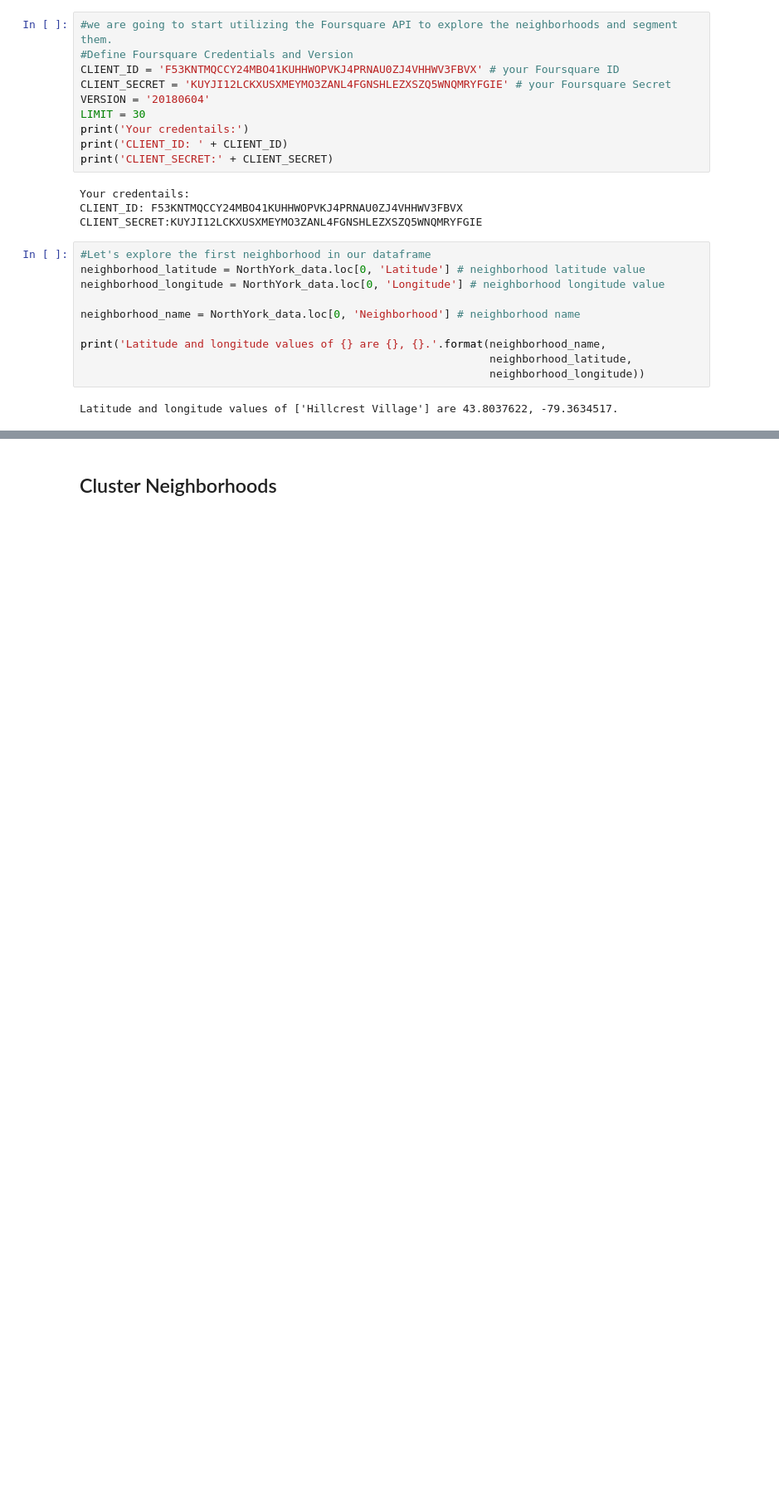
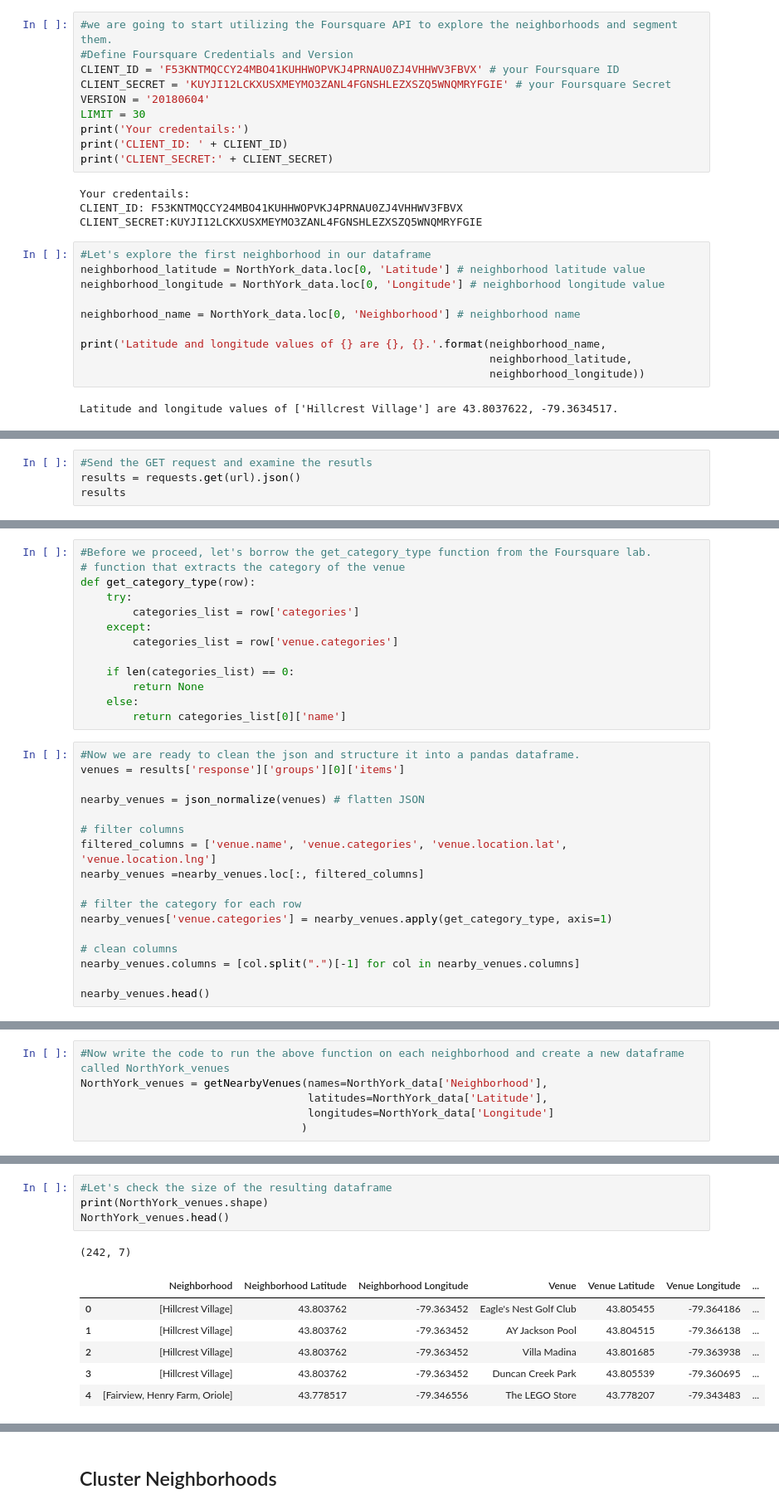
Before and after one commit to ivanephra/Coursera_Capston, a Jupyter notebook: Segmenting and clustering neighborhoods .ipynb, the cells around one changed output, grey strips where cells are left out. Shown: that part at 83% size. Drawn from its saved outputs; the diff is of its cells as text; blank space fills up the shorter version.

```diff
--- a/Segmenting and clustering neighborhoods .ipynb
+++ b/Segmenting and clustering neighborhoods .ipynb
@@ -392,0 +411,4 @@ Latitude and longitude values of ['Hillcrest Village'] are 43.8037622, -79.36345
+# %%
+#Send the GET request and examine the resutls
+results = requests.get(url).json()
+results
@@ -392,0 +433,30 @@ Latitude and longitude values of ['Hillcrest Village'] are 43.8037622, -79.36345
+# %%
+#Before we proceed, let's borrow the get_category_type function from the Foursquare lab.
+# function that extracts the category of the venue
+def get_category_type(row):
+    try:
+        categories_list = row['categories']
+    except:
+        categories_list = row['venue.categories']
+
+    if len(categories_list) == 0:
+        return None
+    else:
+        return categories_list[0]['name']
+# %%
+#Now we are ready to clean the json and structure it into a pandas dataframe.
+venues = results['response']['groups'][0]['items']
+
+nearby_venues = json_normalize(venues) # flatten JSON
+
+# filter columns
+filtered_columns = ['venue.name', 'venue.categories', 'venue.location.lat', 'venue.location.lng']
+nearby_venues =nearby_venues.loc[:, filtered_columns]
+
+# filter the category for each row
+nearby_venues['venue.categories'] = nearby_venues.apply(get_category_type, axis=1)
+
+# clean columns
+nearby_venues.columns = [col.split(".")[-1] for col in nearby_venues.columns]
+
+nearby_venues.head()
@@ -392,0 +517,6 @@ Latitude and longitude values of ['Hillcrest Village'] are 43.8037622, -79.36345
+# %%
+#Now write the code to run the above function on each neighborhood and create a new dataframe called NorthYork_venues
+NorthYork_venues = getNearbyVenues(names=NorthYork_data['Neighborhood'],
+                                   latitudes=NorthYork_data['Latitude'],
+                                   longitudes=NorthYork_data['Longitude']
+                                  )
@@ -392,0 +541,12 @@ Latitude and longitude values of ['Hillcrest Village'] are 43.8037622, -79.36345
+# %%
+#Let's check the size of the resulting dataframe
+print(NorthYork_venues.shape)
+NorthYork_venues.head()
+# %% [output]
+(242, 7)
+|  | Neighborhood | Neighborhood Latitude | Neighborhood Longitude | Venue | Venue Latitude | Venue Longitude | ... |
+| 0 | [Hillcrest Village] | 43.803762 | -79.363452 | Eagle's Nest Golf Club | 43.805455 | -79.364186 | ... |
+| 1 | [Hillcrest Village] | 43.803762 | -79.363452 | AY Jackson Pool | 43.804515 | -79.366138 | ... |
+| 2 | [Hillcrest Village] | 43.803762 | -79.363452 | Villa Madina | 43.801685 | -79.363938 | ... |
+| 3 | [Hillcrest Village] | 43.803762 | -79.363452 | Duncan Creek Park | 43.805539 | -79.360695 | ... |
+| 4 | [Fairview, Henry Farm, Oriole] | 43.778517 | -79.346556 | The LEGO Store | 43.778207 | -79.343483 | ... |
```
Also changed, not shown: parts of 13 cells of this notebook.
